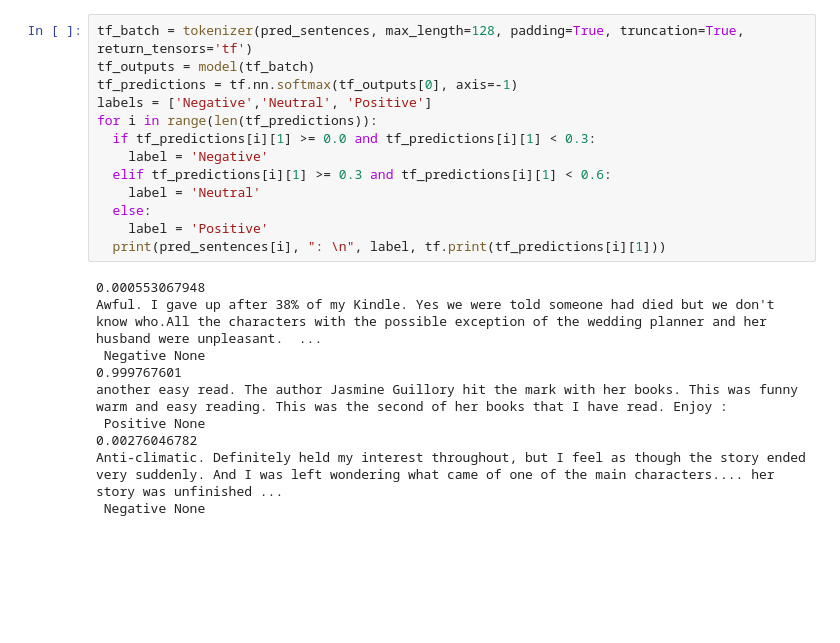
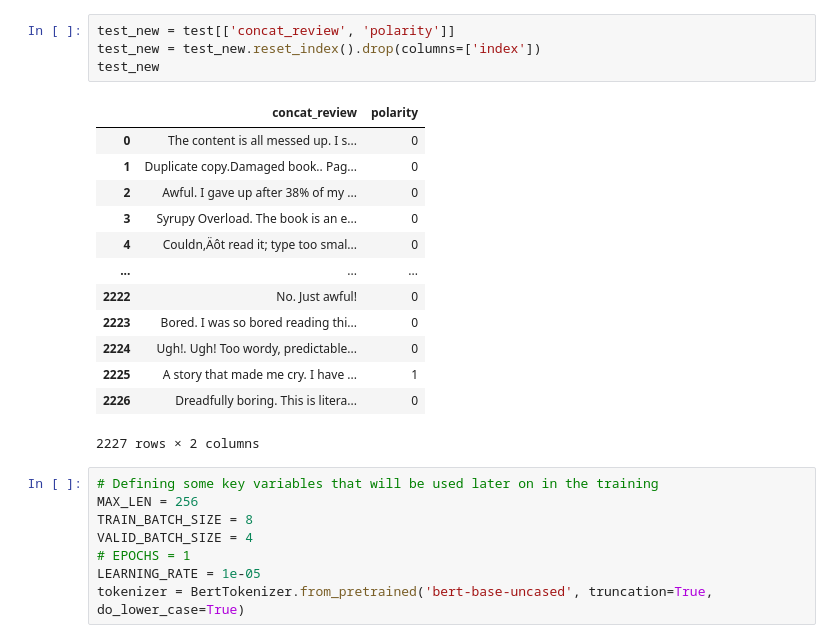
Before and after one commit to GxTeo/CZ-CE4045_NLP_Group_12, a Jupyter notebook: classification_bert.ipynb, the cells around one changed output. Cells and saved outputs as stored; diff of their text form; blank space fills up the shorter version.

```diff
--- a/classification_bert.ipynb
+++ b/classification_bert.ipynb
@@ -230,23 +157,26 @@ pred_sentences = ["Awful. I gave up after 38% of my Kindle. Yes we were told som
-# %%
-tf_batch = tokenizer(pred_sentences, max_length=128, padding=True, truncation=True, return_tensors='tf')
-tf_outputs = model(tf_batch)
-tf_predictions = tf.nn.softmax(tf_outputs[0], axis=-1)
-labels = ['Negative','Neutral', 'Positive']
-for i in range(len(tf_predictions)):
-  if tf_predictions[i][1] >= 0.0 and tf_predictions[i][1] < 0.3:
-    label = 'Negative'
-  elif tf_predictions[i][1] >= 0.3 and tf_predictions[i][1] < 0.6:
-    label = 'Neutral'
-  else:
-    label = 'Positive'
-  print(pred_sentences[i], ": \n", label, tf.print(tf_predictions[i][1]))
-# %% [output]
-0.000553067948
-Awful. I gave up after 38% of my Kindle. Yes we were told someone had died but we don't know who.All the characters with the possible exception of the wedding planner and her husband were unpleasant.  ...
- Negative None
-0.999767601
-another easy read. The author Jasmine Guillory hit the mark with her books. This was funny warm and easy reading. This was the second of her books that I have read. Enjoy :
- Positive None
-0.00276046782
-Anti-climatic. Definitely held my interest throughout, but I feel as though the story ended very suddenly. And I was left wondering what came of one of the main characters.... her story was unfinished ...
- Negative None
+# %%
+test_new = test[['concat_review', 'polarity']]
+test_new = test_new.reset_index().drop(columns=['index'])
+test_new
+# %% [output]
+|  | concat_review | polarity |
+| 0 | The content is all messed up. I s... | 0 |
+| 1 | Duplicate copy.Damaged book.. Pag... | 0 |
+| 2 | Awful. I gave up after 38% of my ... | 0 |
+| 3 | Syrupy Overload. The book is an e... | 0 |
+| 4 | Couldn‚Äôt read it; type too smal... | 0 |
+| ... | ... | ... |
+| 2222 | No. Just awful! | 0 |
+| 2223 | Bored. I was so bored reading thi... | 0 |
+| 2224 | Ugh!. Ugh! Too wordy, predictable... | 0 |
+| 2225 | A story that made me cry. I have ... | 1 |
+| 2226 | Dreadfully boring. This is litera... | 0 |
+2227 rows × 2 columns
+# %%
+# Defining some key variables that will be used later on in the training
+MAX_LEN = 256
+TRAIN_BATCH_SIZE = 8
+VALID_BATCH_SIZE = 4
+# EPOCHS = 1
+LEARNING_RATE = 1e-05
+tokenizer = BertTokenizer.from_pretrained('bert-base-uncased', truncation=True, do_lower_case=True)
```
Also changed, not shown: parts of 43 cells of this notebook.
